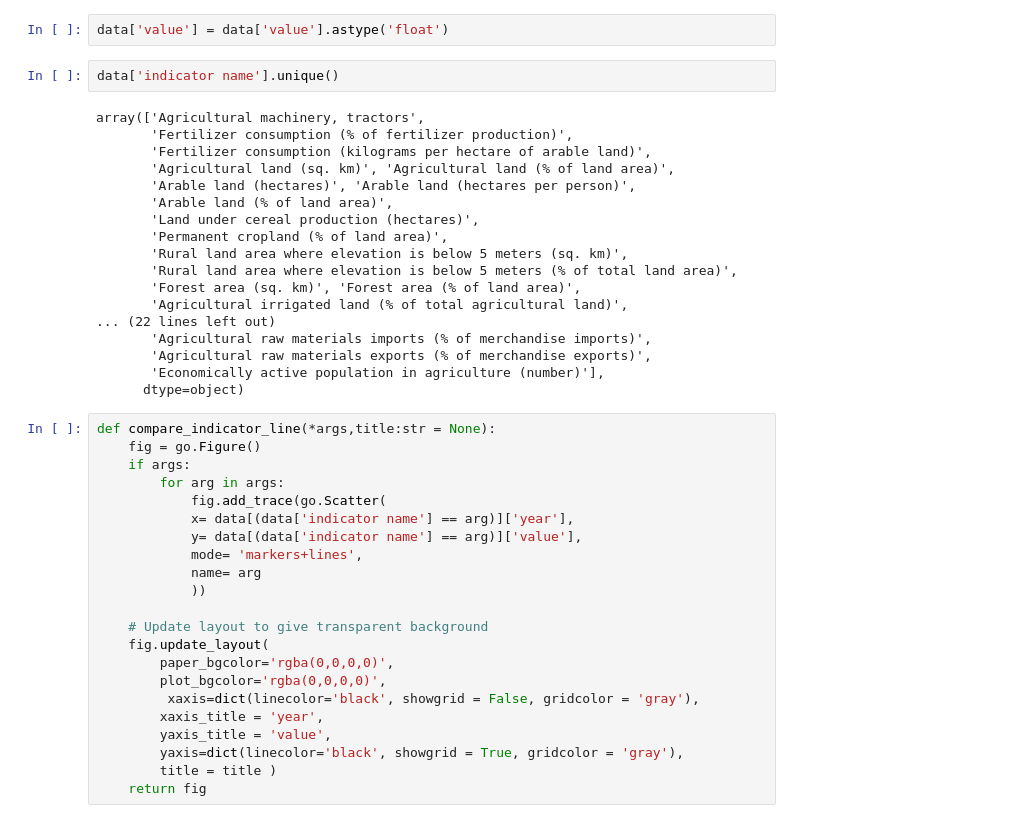
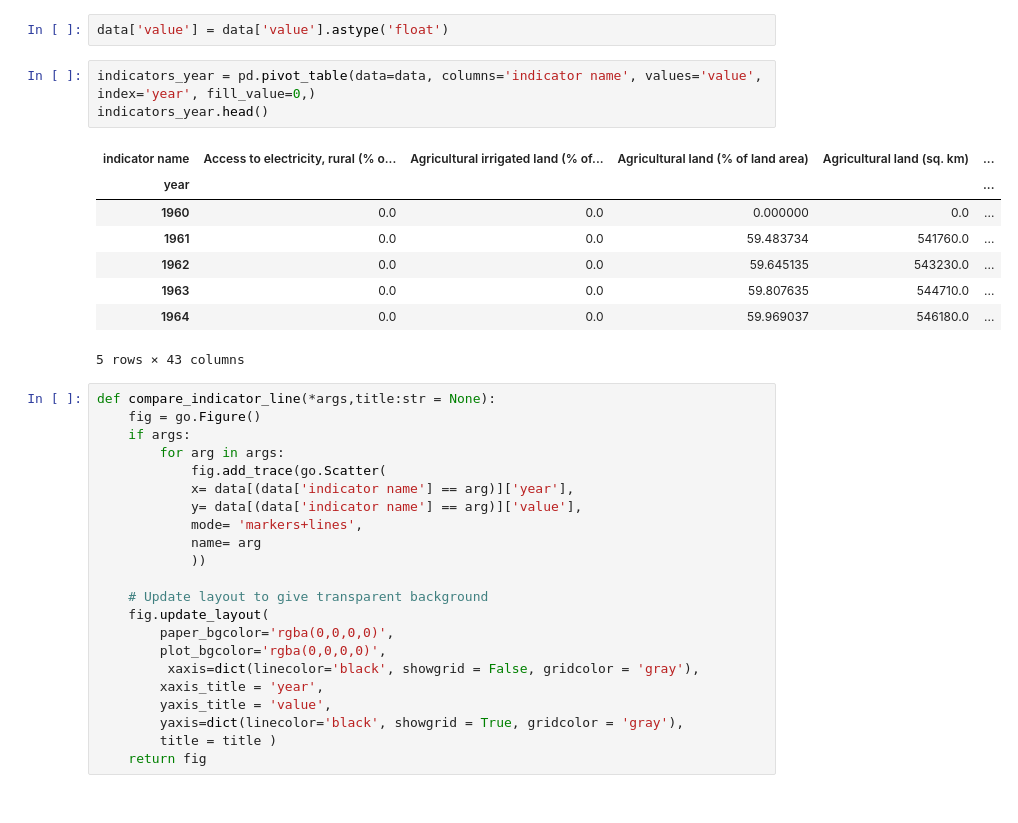
Before and after one commit to imabiodun/agric-rural_analysis, a Jupyter notebook: agriculture-and-rural-development-nga.ipynb, the cells around one changed output. Saved outputs shown, nothing was run; the diff lists cells and outputs as text.

```diff
--- a/agriculture-and-rural-development-nga.ipynb
+++ b/agriculture-and-rural-development-nga.ipynb
@@ -67,26 +47,18 @@ data.head()
 data['year'] = data['year'].astype('int64')
 # %%
 data['value'] = data['value'].astype('float')
-# %%
-data['indicator name'].unique()
-# %% [output]
-array(['Agricultural machinery, tractors',
-       'Fertilizer consumption (% of fertilizer production)',
-       'Fertilizer consumption (kilograms per hectare of arable land)',
-       'Agricultural land (sq. km)', 'Agricultural land (% of land area)',
-       'Arable land (hectares)', 'Arable land (hectares per person)',
-       'Arable land (% of land area)',
-       'Land under cereal production (hectares)',
-       'Permanent cropland (% of land area)',
-       'Rural land area where elevation is below 5 meters (sq. km)',
-       'Rural land area where elevation is below 5 meters (% of total land area)',
-       'Forest area (sq. km)', 'Forest area (% of land area)',
-       'Agricultural irrigated land (% of total agricultural land)',
-... (22 lines left out)
-       'Agricultural raw materials imports (% of merchandise imports)',
-       'Agricultural raw materials exports (% of merchandise exports)',
-       'Economically active population in agriculture (number)'],
-      dtype=object)
+# %%
+indicators_year = pd.pivot_table(data=data, columns='indicator name', values='value', index='year', fill_value=0,)
+indicators_year.head()
+# %% [output]
+| indicator name | Access to electricity, rural (% o... | Agricultural irrigated land (% of... | Agricultural land (% of land area) | Agricultural land (sq. km) | ... |
+| year |  |  |  |  | ... |
+| 1960 | 0.0 | 0.0 | 0.000000 | 0.0 | ... |
+| 1961 | 0.0 | 0.0 | 59.483734 | 541760.0 | ... |
+| 1962 | 0.0 | 0.0 | 59.645135 | 543230.0 | ... |
+| 1963 | 0.0 | 0.0 | 59.807635 | 544710.0 | ... |
+| 1964 | 0.0 | 0.0 | 59.969037 | 546180.0 | ... |
+5 rows × 43 columns
 # %%
 def compare_indicator_line(*args,title:str = None):
     fig = go.Figure()
```
Also changed, not shown: parts of 14 cells of this notebook.
